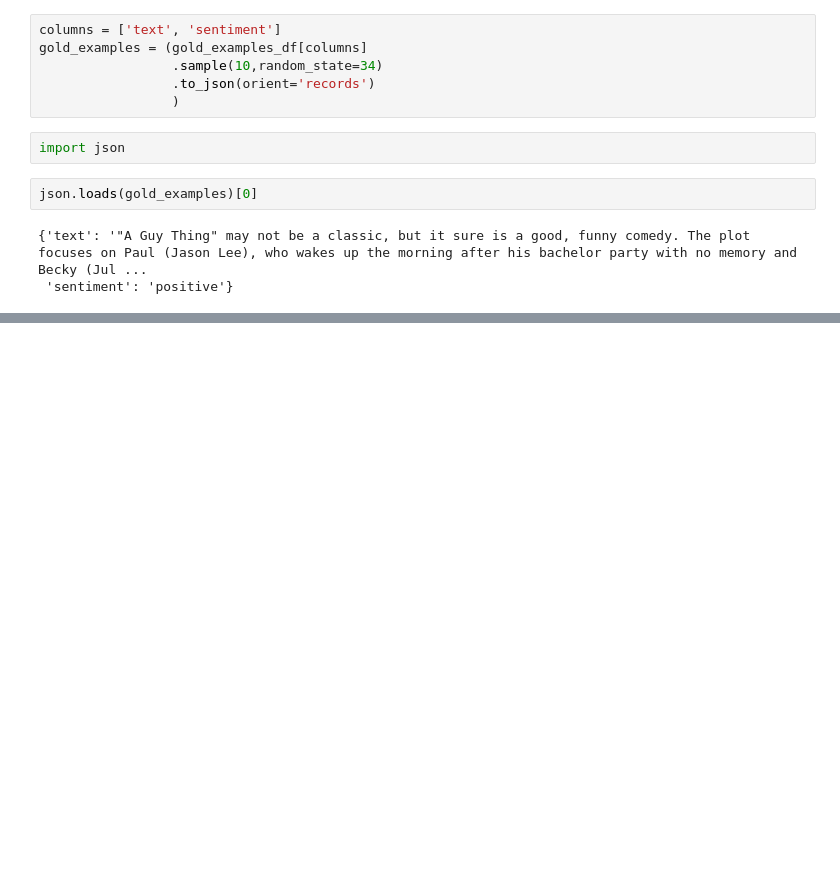
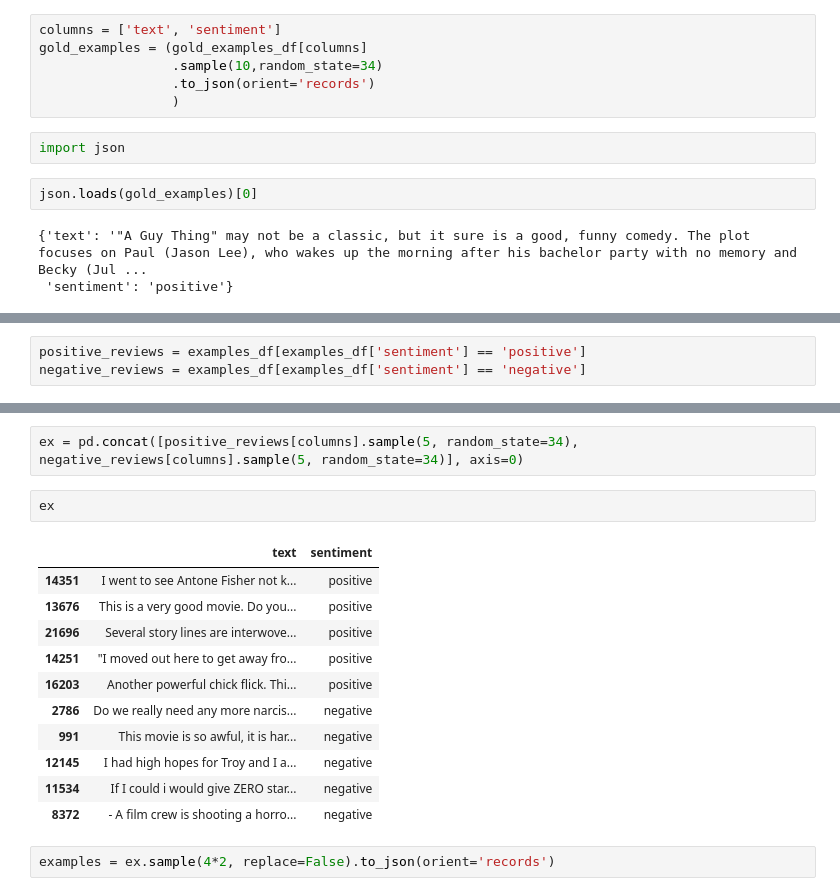
Before and after one commit to ouss-issib/Use-Case-Sentiment-Analysis, a Jupyter notebook: sa.ipynb, the cells around one changed output, grey strips where cells are left out. Cells and saved outputs as stored; diff of their text form; blank space fills up the shorter version.

```diff
--- a/sa.ipynb
+++ b/sa.ipynb
@@ -77,0 +96,3 @@ json.loads(gold_examples)[0]
+# %%
+positive_reviews = examples_df[examples_df['sentiment'] == 'positive']
+negative_reviews = examples_df[examples_df['sentiment'] == 'negative']
@@ -77,0 +139,18 @@ json.loads(gold_examples)[0]
+# %%
+ex = pd.concat([positive_reviews[columns].sample(5, random_state=34), negative_reviews[columns].sample(5, random_state=34)], axis=0)
+# %%
+ex
+# %% [output]
+|  | text | sentiment |
+| 14351 | I went to see Antone Fisher not k... | positive |
+| 13676 | This is a very good movie. Do you... | positive |
+| 21696 | Several story lines are interwove... | positive |
+| 14251 | "I moved out here to get away fro... | positive |
+| 16203 | Another powerful chick flick. Thi... | positive |
+| 2786 | Do we really need any more narcis... | negative |
+| 991 | This movie is so awful, it is har... | negative |
+| 12145 | I had high hopes for Troy and I a... | negative |
+| 11534 | If I could i would give ZERO star... | negative |
+| 8372 | - A film crew is shooting a horro... | negative |
+# %%
+examples = ex.sample(4*2, replace=False).to_json(orient='records')
```
Also changed, not shown: parts of 19 cells of this notebook.
